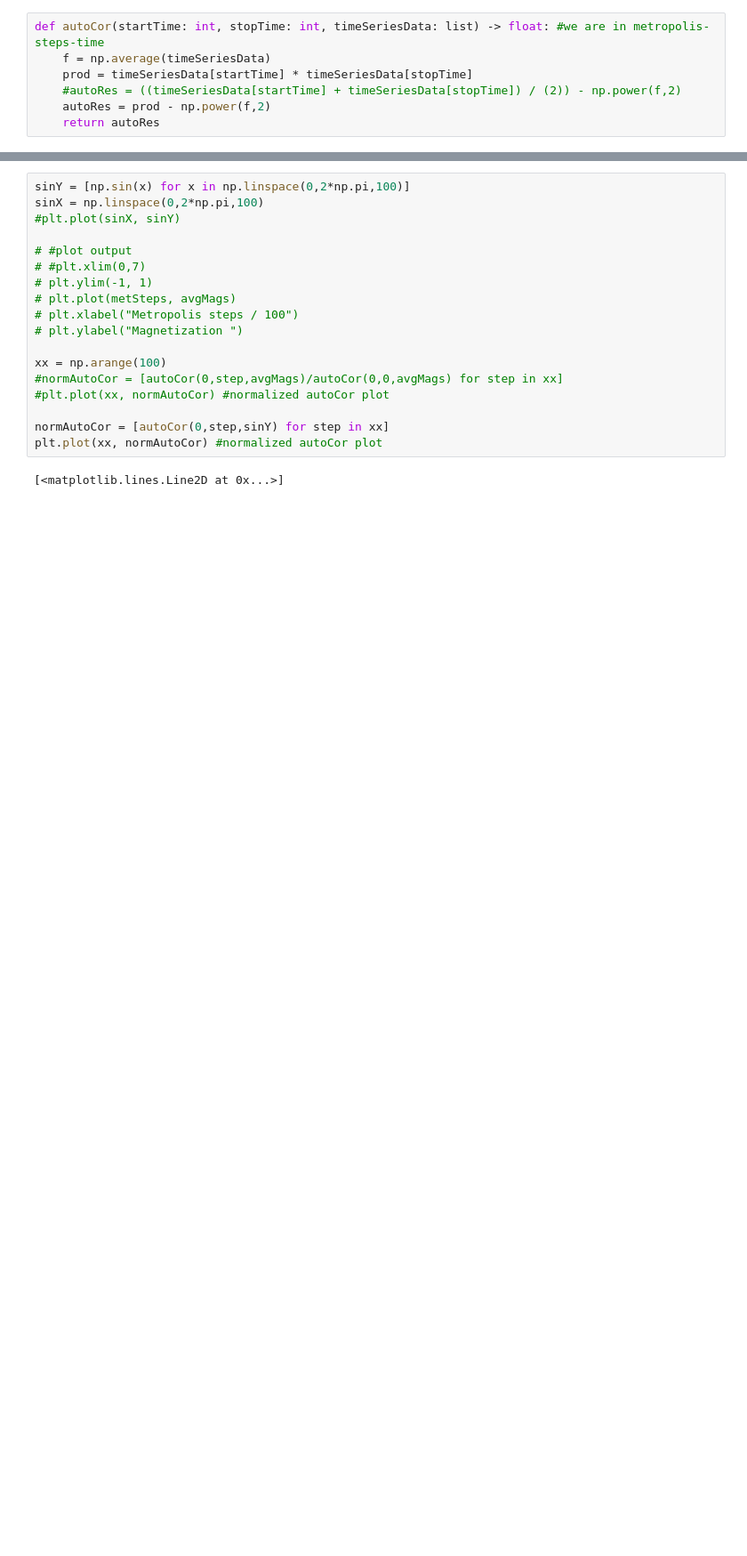
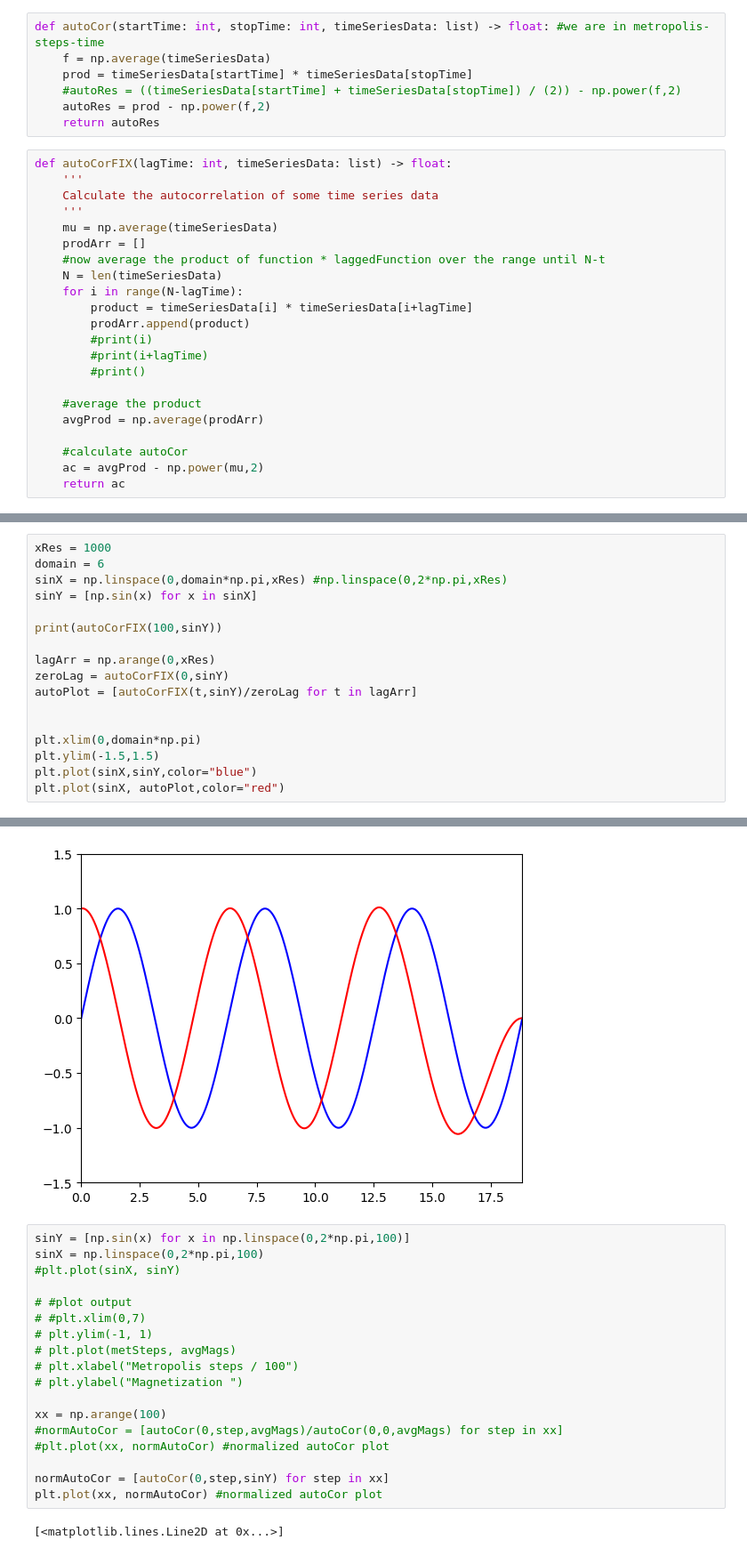
Before and after one commit to noahchanoah/thesis, a Jupyter notebook: Fising.ipynb, the cells around one changed output, grey strips where cells are left out. Shown at 89% size. Drawn from its saved outputs; the diff is of its cells as text; blank space fills up the shorter version.

Commit message:
Fix autocor

```diff
--- a/Fising.ipynb
+++ b/Fising.ipynb
@@ -823,3 +868,25 @@ def autoCor(startTime: int, stopTime: int, timeSeriesData: list) -> float: #we a
     #autoRes = ((timeSeriesData[startTime] + timeSeriesData[stopTime]) / (2)) - np.power(f,2)
     autoRes = prod - np.power(f,2)
     return autoRes
+# %%
+def autoCorFIX(lagTime: int, timeSeriesData: list) -> float:
+    '''
+    Calculate the autocorrelation of some time series data
+    '''
+    mu = np.average(timeSeriesData)
+    prodArr = []
+    #now average the product of function * laggedFunction over the range until N-t
+    N = len(timeSeriesData)
+    for i in range(N-lagTime):
+        product = timeSeriesData[i] * timeSeriesData[i+lagTime]
+        prodArr.append(product)
+        #print(i)
+        #print(i+lagTime)
+        #print()
+
+    #average the product
+    avgProd = np.average(prodArr)
+
+    #calculate autoCor
+    ac = avgProd - np.power(mu,2)
+    return ac
@@ -825,0 +897,18 @@ def autoCor(startTime: int, stopTime: int, timeSeriesData: list) -> float: #we a
+# %%
+xRes = 1000
+domain = 6
+sinX = np.linspace(0,domain*np.pi,xRes) #np.linspace(0,2*np.pi,xRes)
+sinY = [np.sin(x) for x in sinX]
+
+print(autoCorFIX(100,sinY))
+
+lagArr = np.arange(0,xRes)
+zeroLag = autoCorFIX(0,sinY)
+autoPlot = [autoCorFIX(t,sinY)/zeroLag for t in lagArr]
+
+
+plt.xlim(0,domain*np.pi)
+plt.ylim(-1.5,1.5)
+plt.plot(sinX,sinY,color="blue")
+plt.plot(sinX, autoPlot,color="red")
+# %% [output]
@@ -826,3 +917,4 @@ def autoCor(startTime: int, stopTime: int, timeSeriesData: list) -> float: #we a
+[figure, added]
 # %%
 sinY = [np.sin(x) for x in np.linspace(0,2*np.pi,100)]
 sinX = np.linspace(0,2*np.pi,100)
```
Also changed, not shown: parts of 25 cells of this notebook.
